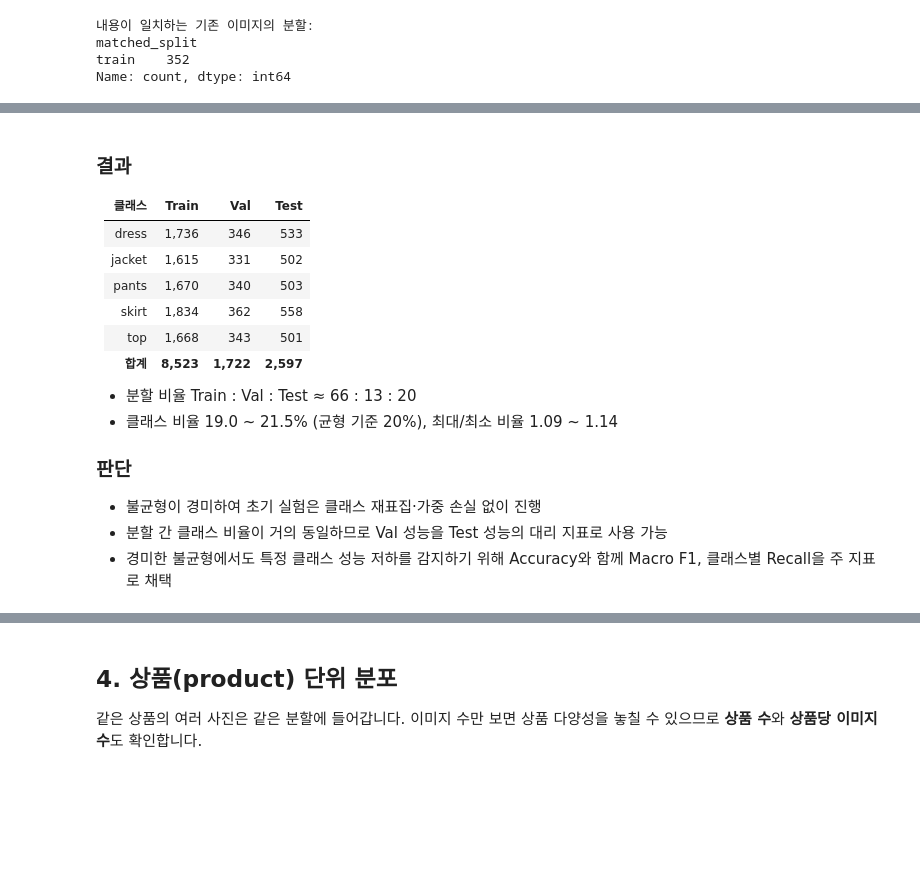
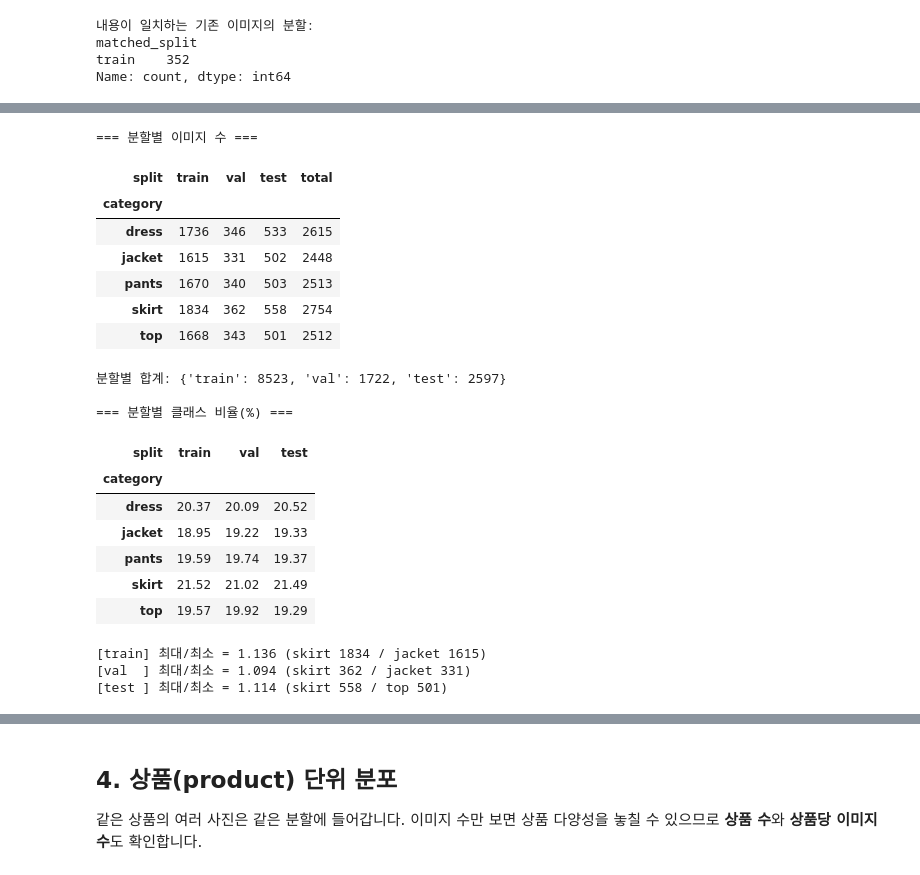
Before and after one commit to prohayo33/cv_project_2, a Jupyter notebook: 01_data_class_distribution.ipynb, the cells around one changed output, grey strips where cells are left out. Saved outputs shown, nothing was run; the diff lists cells and outputs as text; code cells hidden in the pictures; blank space fills up the shorter version.

```diff
--- a/01_data_class_distribution.ipynb
+++ b/01_data_class_distribution.ipynb
@@ -311,18 +329,0 @@ Name: count, dtype: int64
-# %%
-order = class_map.sort_values("target_id")["category"].tolist()
-
-img_counts = (pd.crosstab(meta["category"], meta["split"])
-                .reindex(index=order, columns=SPLITS))
-img_counts.loc["TOTAL"] = img_counts.sum()
-print("=== 분할별 이미지 수 ===")
-display(img_counts)
-
-img_ratio = (pd.crosstab(meta["category"], meta["split"], normalize="columns")
-               .reindex(index=order, columns=SPLITS) * 100).round(2)
-print("=== 분할별 클래스 비율(%) ===")
-display(img_ratio)
-
-for s in SPLITS:
-    c = img_counts.loc[order, s]
-    print(f"[{s:5s}] 최대/최소 비율 = {c.max() / c.min():.3f} "
-          f"({c.idxmax()} {c.max()} / {c.idxmin()} {c.min()})")
@@ -369,18 +330,41 @@ plt.show()
-# %% [markdown]
-### 결과
-| 클래스 | Train | Val | Test |
-|---|---|---|---|
-| dress | 1,736 | 346 | 533 |
-| jacket | 1,615 | 331 | 502 |
-| pants | 1,670 | 340 | 503 |
-| skirt | 1,834 | 362 | 558 |
-| top | 1,668 | 343 | 501 |
-| **합계** | **8,523** | **1,722** | **2,597** |
-
-- 분할 비율 Train : Val : Test ≈ 66 : 13 : 20
-- 클래스 비율 19.0 ~ 21.5% (균형 기준 20%), 최대/최소 비율 1.09 ~ 1.14
-
-### 판단
-- 불균형이 경미하여 초기 실험은 클래스 재표집·가중 손실 없이 진행
-- 분할 간 클래스 비율이 거의 동일하므로 Val 성능을 Test 성능의 대리 지표로 사용 가능
-- 경미한 불균형에서도 특정 클래스 성능 저하를 감지하기 위해 Accuracy와 함께 Macro F1, 클래스별 Recall을 주 지표로 채택
+# %%
+order = class_map.sort_values("target_id")["category"].tolist()   # 클래스 순서를 target_id 기준으로 고정
+
+img_counts = (pd.crosstab(meta["category"], meta["split"])
+                .reindex(index=order, columns=SPLITS))
+img_ratio = (pd.crosstab(meta["category"], meta["split"], normalize="columns")
+               .reindex(index=order, columns=SPLITS) * 100).round(2)
+
+print("=== 분할별 이미지 수 ===")
+display(img_counts.assign(total=img_counts.sum(axis=1)))   # 클래스별 합계 열 추가
+print("분할별 합계:", img_counts.sum().to_dict())
+
+print("\n=== 분할별 클래스 비율(%) ===")
+display(img_ratio)
+
+# 불균형 정도: 가장 많은 클래스 수 / 가장 적은 클래스 수
+for s in SPLITS:
+    c = img_counts[s]
+    print(f"[{s:5s}] 최대/최소 = {c.max() / c.min():.3f} ({c.idxmax()} {c.max()} / {c.idxmin()} {c.min()})")
+# %% [output]
+=== 분할별 이미지 수 ===
+| split | train | val | test | total |
+| category |  |  |  |  |
+| dress | 1736 | 346 | 533 | 2615 |
+| jacket | 1615 | 331 | 502 | 2448 |
+| pants | 1670 | 340 | 503 | 2513 |
+| skirt | 1834 | 362 | 558 | 2754 |
+| top | 1668 | 343 | 501 | 2512 |
+분할별 합계: {'train': 8523, 'val': 1722, 'test': 2597}
+
+=== 분할별 클래스 비율(%) ===
+| split | train | val | test |
+| category |  |  |  |
+| dress | 20.37 | 20.09 | 20.52 |
+| jacket | 18.95 | 19.22 | 19.33 |
+| pants | 19.59 | 19.74 | 19.37 |
+| skirt | 21.52 | 21.02 | 21.49 |
+| top | 19.57 | 19.92 | 19.29 |
+[train] 최대/최소 = 1.136 (skirt 1834 / jacket 1615)
+[val  ] 최대/최소 = 1.094 (skirt 362 / jacket 331)
+[test ] 최대/최소 = 1.114 (skirt 558 / top 501)
```
Also changed, not shown: parts of 6 cells of this notebook.
